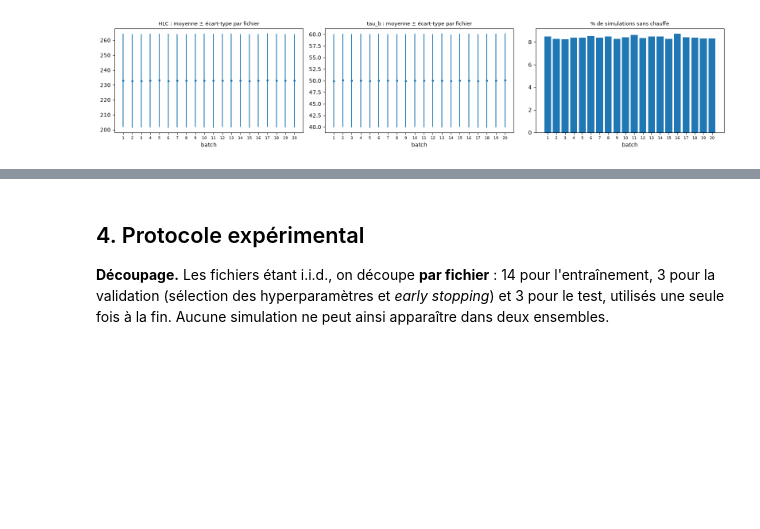
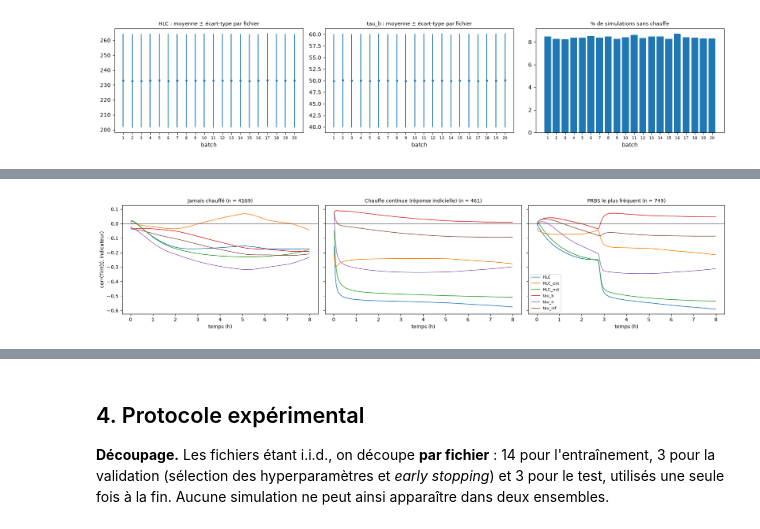
Before and after one commit to Fareshd049/coenergy-assessment, a Jupyter notebook: notebooks/report.ipynb, the cells around one changed output, grey strips where cells are left out. Drawn from its saved outputs; the diff is of its cells as text; code cells hidden in the pictures; blank space fills up the shorter version.

```diff
--- a/notebooks/report.ipynb
+++ b/notebooks/report.ipynb
@@ -258,0 +326,4 @@ Les 20 fichiers sont **statistiquement indiscernables** : la moyenne du HLC vari
+# %%
+plot_information_timelines(timelines);
+# %% [output]
+[figure, added]
```
Also changed, not shown: parts of 18 cells of this notebook, 4 other files.
